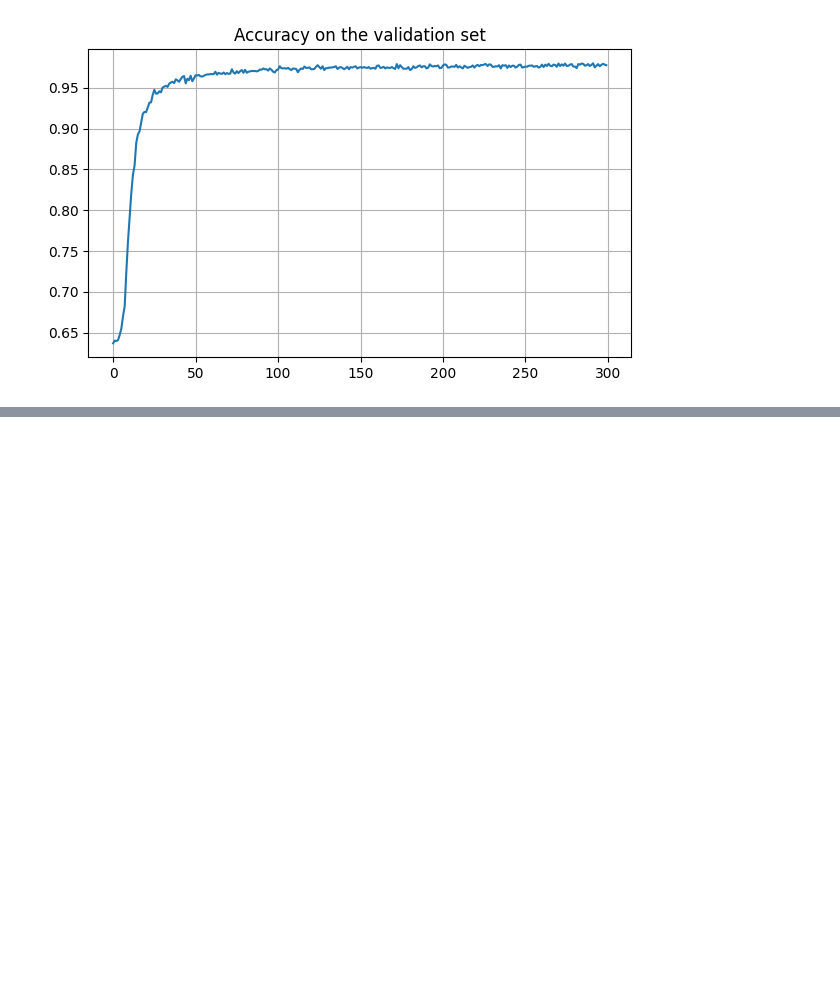
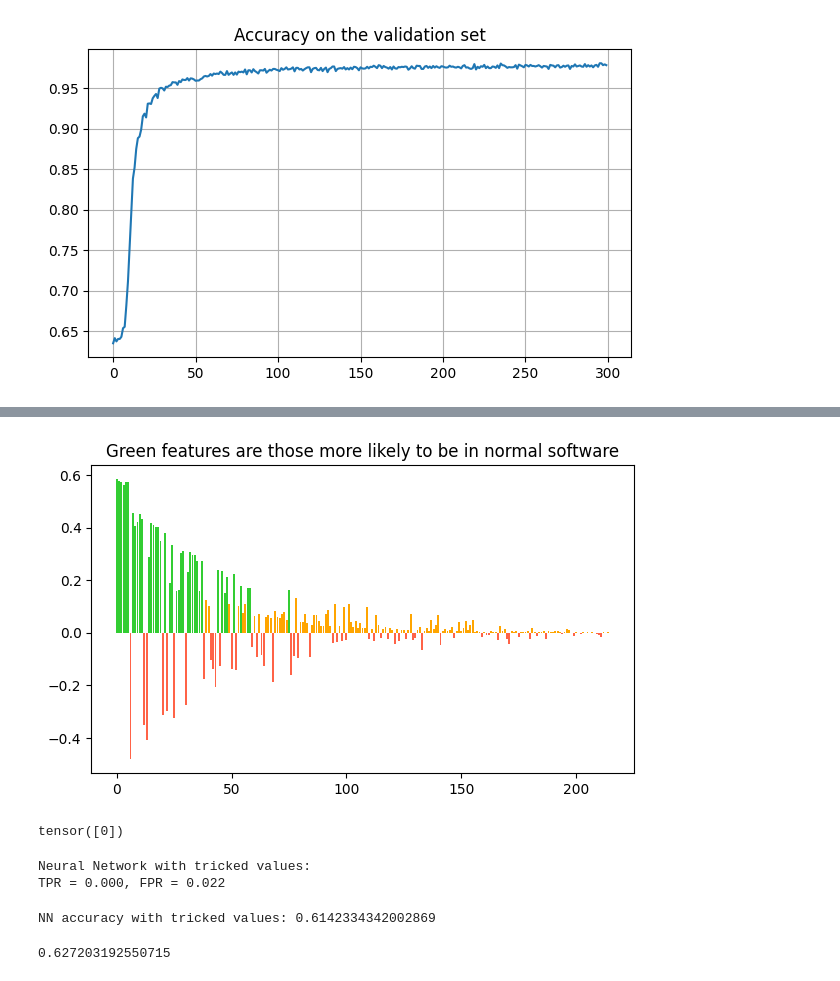
Before and after one commit to MicheleCattaneo/SecurityAspectsOfML, a Jupyter notebook: MalwareDetection.ipynb, the cells around one changed output, grey strips where cells are left out. Cells and saved outputs as stored; diff of their text form; code cells hidden in the pictures; blank space fills up the shorter version.

Commit message:
Added model bypassing to not make malwares be recognized + bug fix

```diff
--- a/MalwareDetection.ipynb
+++ b/MalwareDetection.ipynb
@@ -250,0 +263,4 @@ NN accuracy: 0.9737279415130615
+# %%
+# (1=Malware, 0=Benign)
+malwares = X[df['class'] == 1]
+normal = X[df['class'] == 0]
@@ -250,0 +271,21 @@ NN accuracy: 0.9737279415130615
+# %%
+malware_meanfeatures = malwares.mean(axis=0)
+normal_meanfeatures = normal.mean(axis=0)
+diff = normal_meanfeatures-malware_meanfeatures
+th = 0.15
+trick_features = diff > th
+# %%
+fig, ax = plt.subplots(figsize=(7,4))
+color = [{e<0: 'tomato', 0<=e<=th: 'orange', e>th: 'limegreen'}[True] for e in diff]
+ax.bar([i for i in range(len(diff))], diff, color=color)
+ax.set_title('Green features are those more likely to be in normal software')
+fig.show()
+# %% [output]
+[figure, added]
+# %%
+some_malware = malwares[1]
+some_malware[trick_features] = 1
+
+model.get_pred(torch.FloatTensor(some_malware.reshape(1,-1)))
+# %% [output]
+tensor([0])
@@ -250,0 +303,17 @@ NN accuracy: 0.9737279415130615
+# %%
+y_hat_tricked = model.get_pred(X_tricked)
+matrix_nn = confusion_matrix(y_test, y_hat_tricked)
+print(f'Neural Network with tricked values: \nTPR = {"{:.3f}".format(TPR(matrix_nn))}, FPR = {"{:.3f}".format(FPR(matrix_nn))}')
+# %% [output]
+Neural Network with tricked values:
+TPR = 0.000, FPR = 0.022
+# %%
+print(f'NN accuracy with tricked values: {model.get_acc(X_tricked, y_test)}')
+# %% [output]
+NN accuracy with tricked values: 0.6142334342002869
+# %%
+# Note that the accuracy corresponds to the fraction of normal softwares.
+# The model is not able to recognize any malware anymore!!
+y_test[y_test==0].shape[0] / y_test.shape[0]
+# %% [output]
+0.627203192550715
```
Also changed, not shown: parts of 11 cells of this notebook.
